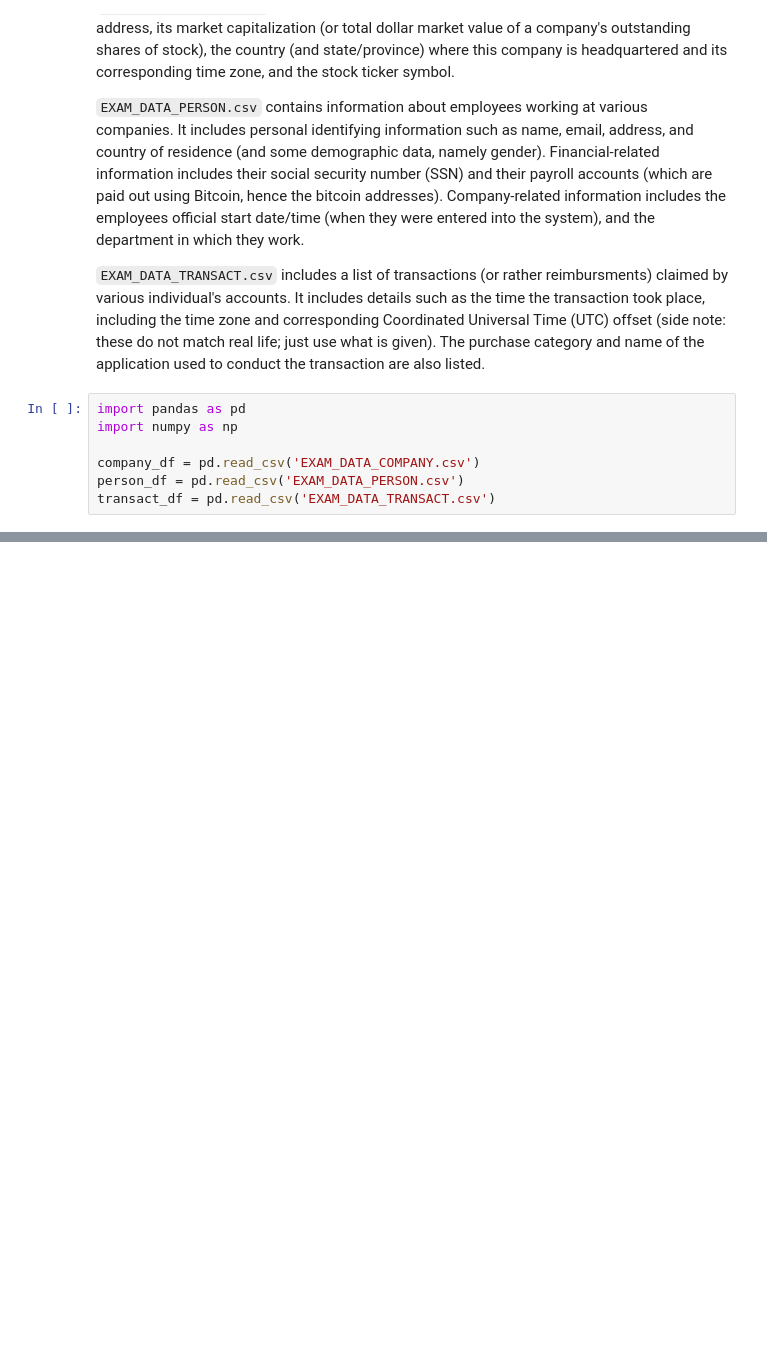
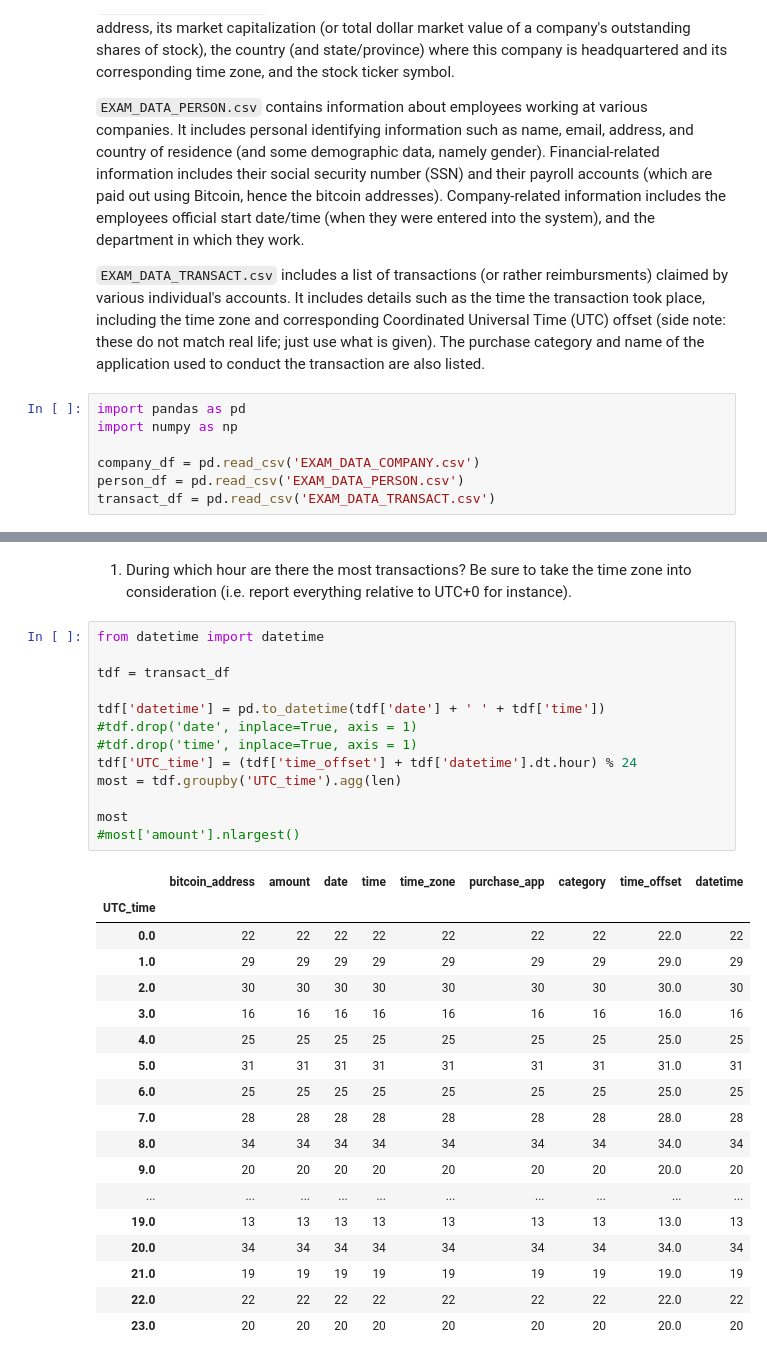
Before and after one commit to cjkoziol/SI330_midterm_files, a Jupyter notebook: notebook.ipynb, the cells around one changed output, grey strips where cells are left out. Saved outputs shown, nothing was run; the diff lists cells and outputs as text; blank space fills up the shorter version.

```diff
--- a/notebook.ipynb
+++ b/notebook.ipynb
@@ -33,0 +39,34 @@ company_df
+# %% [markdown]
+1. During which hour are there the most transactions? Be sure to take the time zone into consideration (i.e. report everything relative to UTC+0 for instance).
+# %%
+from datetime import datetime
+
+tdf = transact_df
+
+tdf['datetime'] = pd.to_datetime(tdf['date'] + ' ' + tdf['time'])
+#tdf.drop('date', inplace=True, axis = 1)
+#tdf.drop('time', inplace=True, axis = 1)
+tdf['UTC_time'] = (tdf['time_offset'] + tdf['datetime'].dt.hour) % 24
+most = tdf.groupby('UTC_time').agg(len)
+
+most
+#most['amount'].nlargest()
+# %% [output]
+|  | bitcoin_address | amount | date | time | time_zone | purchase_app | category | time_offset | datetime |
+| UTC_time |  |  |  |  |  |  |  |  |  |
+| 0.0 | 22 | 22 | 22 | 22 | 22 | 22 | 22 | 22.0 | 22 |
+| 1.0 | 29 | 29 | 29 | 29 | 29 | 29 | 29 | 29.0 | 29 |
+| 2.0 | 30 | 30 | 30 | 30 | 30 | 30 | 30 | 30.0 | 30 |
+| 3.0 | 16 | 16 | 16 | 16 | 16 | 16 | 16 | 16.0 | 16 |
+| 4.0 | 25 | 25 | 25 | 25 | 25 | 25 | 25 | 25.0 | 25 |
+| 5.0 | 31 | 31 | 31 | 31 | 31 | 31 | 31 | 31.0 | 31 |
+| 6.0 | 25 | 25 | 25 | 25 | 25 | 25 | 25 | 25.0 | 25 |
+| 7.0 | 28 | 28 | 28 | 28 | 28 | 28 | 28 | 28.0 | 28 |
+| 8.0 | 34 | 34 | 34 | 34 | 34 | 34 | 34 | 34.0 | 34 |
+| 9.0 | 20 | 20 | 20 | 20 | 20 | 20 | 20 | 20.0 | 20 |
+| ... | ... | ... | ... | ... | ... | ... | ... | ... | ... |
+| 19.0 | 13 | 13 | 13 | 13 | 13 | 13 | 13 | 13.0 | 13 |
+| 20.0 | 34 | 34 | 34 | 34 | 34 | 34 | 34 | 34.0 | 34 |
+| 21.0 | 19 | 19 | 19 | 19 | 19 | 19 | 19 | 19.0 | 19 |
+| 22.0 | 22 | 22 | 22 | 22 | 22 | 22 | 22 | 22.0 | 22 |
+| 23.0 | 20 | 20 | 20 | 20 | 20 | 20 | 20 | 20.0 | 20 |
```
Also changed, not shown: parts of 24 cells of this notebook, 4 other files.
